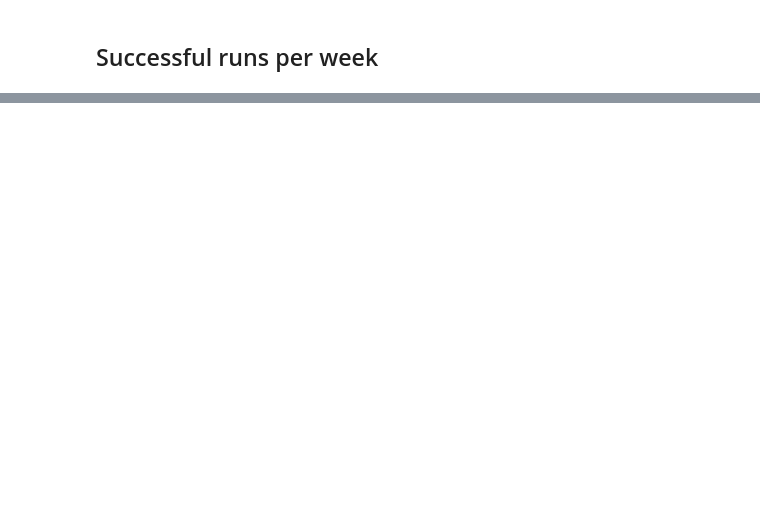
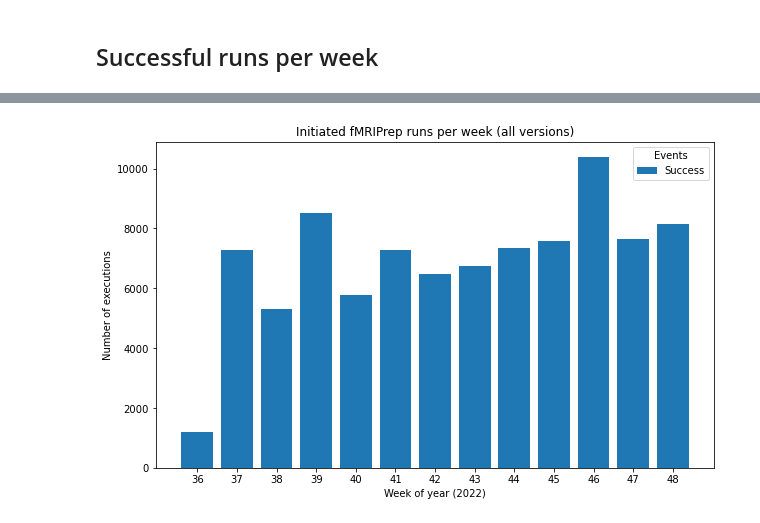
Before and after one commit to nipreps/fmriprep_stats, a Jupyter notebook: notebooks/fmriprep_stats.ipynb, the cells around one changed output, grey strips where cells are left out. Drawn from its saved outputs; the diff is of its cells as text; code cells hidden in the pictures; blank space fills up the shorter version.

```diff
--- a/notebooks/fmriprep_stats.ipynb
+++ b/notebooks/fmriprep_stats.ipynb
@@ -48,4 +76,6 @@ versions
 # %%
-group_success = unique_success.groupby([unique_success['date_minus_time'].dt.year, unique_success['date_minus_time'].dt.week])['id'].count()
-grouped_started = unique_started.groupby([unique_started['date_minus_time'].dt.year, unique_started['date_minus_time'].dt.week])['id'].count()
-grouped_started_success = unique_started_success.groupby([unique_started_success['date_minus_time'].dt.year, unique_started_success['date_minus_time'].dt.week])['id'].count()
+unique_started_success = unique_success.loc[unique_success['run_uuid'].isin(unique_started['run_uuid'])]
+grouped_started_success = unique_started_success.groupby([
+    unique_started_success['date_minus_time'].dt.isocalendar().year,
+    unique_started_success['date_minus_time'].dt.isocalendar().week,
+])['id'].count()
@@ -84,14 +133,15 @@ plt.savefig('20221206_successful_weekly_abs.png', dpi=300, bbox_inches='tight')
 # %%
 fig,ax = plt.subplots(figsize=(10, 6))
 indexes = [f"{w}" for _, w in grouped_started.index[:-1]]
 ax.bar(indexes, grouped_started.values[:-1], width=0.8, label='Success')
 # ax.bar(indexes + 0.2, grouped_started_success.values[:-1], width=0.4,
 #        label='Started+Success')
 
 plt.ylabel("Number of executions")
-plt.xlabel("Week of year (2020)")
+plt.xlabel("Week of year (2022)")
 plt.title("Initiated fMRIPrep runs per week (all versions)")
-sns.despine(left=True)
 plt.legend(bbox_to_anchor=(1, 1), title='Events');
 plt.savefig('20221206_all_weekly_abs.png', dpi=300, bbox_inches='tight')
+# %% [output]
+[figure, added]
 # %%
```
Also changed, not shown: parts of 14 cells of this notebook.
